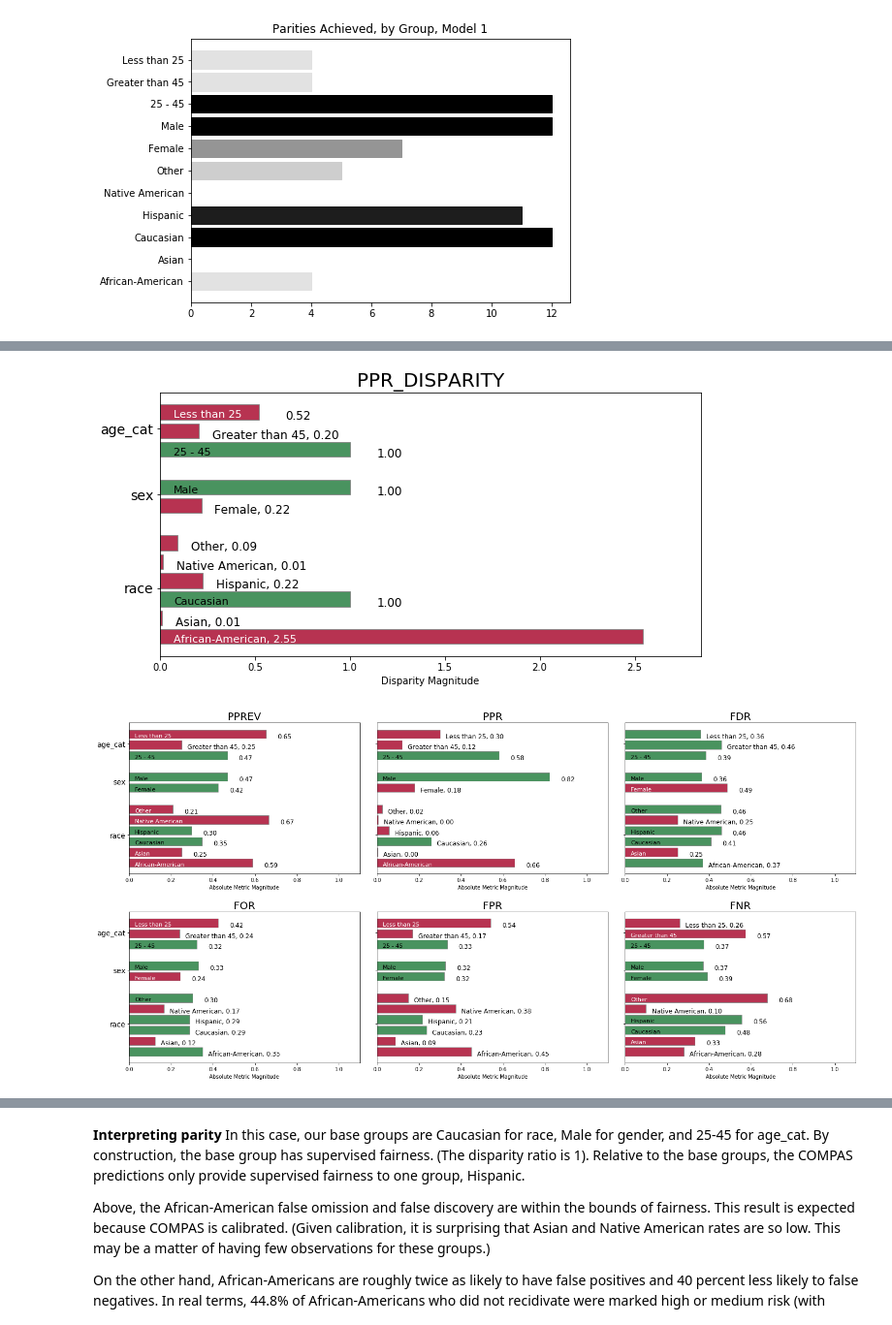
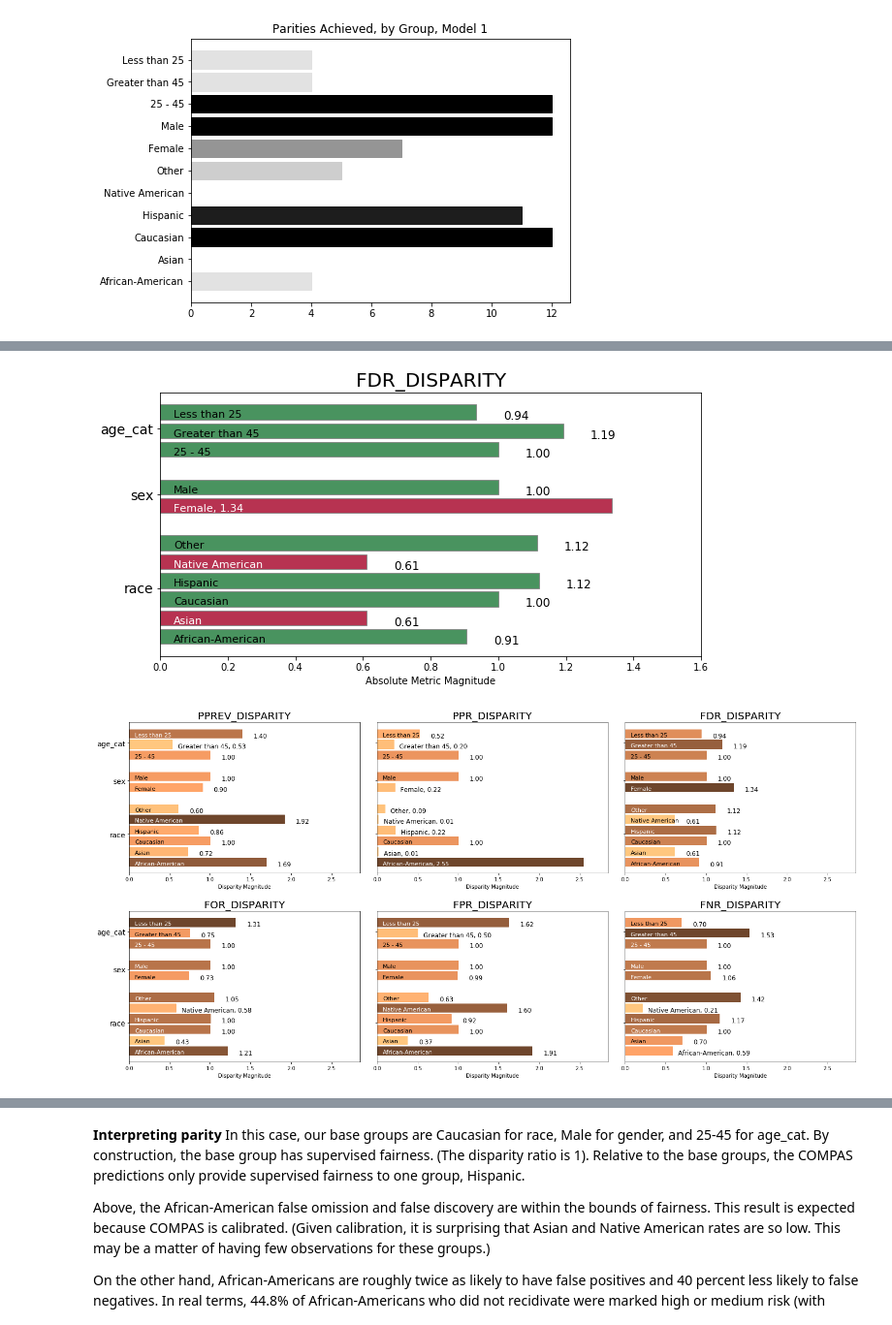
Before and after one commit to dssg/aequitas, a Jupyter notebook: docs/source/examples/compas_demo.ipynb, the cells around one changed output, grey strips where cells are left out. Shown at 97% size. Saved outputs shown, nothing was run; the diff lists cells and outputs as text; code cells hidden in the pictures.

```diff
--- a/docs/source/examples/compas_demo.ipynb
+++ b/docs/source/examples/compas_demo.ipynb
@@ -823,12 +930,16 @@ parity_count(fdf)
 # %%
-def plot_single_fairness(fairness_table, group_metric, disparities = False, ax=None, ax_lim = None, title=False, label_dict=None):
+def plot_fairness_disparity(fairness_table, group_metric, ax=None, ax_lim = None, title=False, label_dict=None):
     '''
-    Plot a single group metric's disparity and fairness
+    This function plots absolute group metrics as indicated by the config file, colored
+        based on calculated parity
     :param fairness_table: A fairness table
-    :param group_metric: The fairness metric to plot. Must be a column in the fairness_table
+    :param group_metric: The fairness metric to plot. Must be a column in the fairness_table.
     :param ax: A matplotlib Axis. If not passed a new figure will be created.
+    :param title: Whether a title should be added to the plot. Default is True.
+    :param label_dict: (Optional) Dictionary of replacement values for data. Default is None.
     :return: matplotlib.Axis
     '''
+
     if any(fairness_table[group_metric].isnull()):
         raise IOError(f"Cannot plot {group_metric}, has NaN values.")
 
@@ -841,9 +952,7 @@ def plot_single_fairness(fairness_table, group_metric, disparities = False, ax=N
     next_bar_height = 0
     label_position_values = list(fairness_table[group_metric].values)
 
-    # Define color for plot based on fairness determinations
-
-    # Map absolute metrics and disparities to fairness determinations
+    # Define mapping for condiitonal coloring based on fairness determinations
     metric_parity_mapping = {'ppr_disparity': 'Statistical Parity',
                              'pprev_disparity': 'Impact Parity',
                              'precision_disparity': 'Precision Parity',
@@ -853,23 +962,11 @@ def plot_single_fairness(fairness_table, group_metric, disparities = False, ax=N
                              'fnr_disparity': 'FNR Parity',
                              'tpr_disparity': 'TPR Parity',
                              'tnr_disparity': 'TNR Parity',
-                             'npv_disparity': 'NPV Parity',
-                             'tpr': 'TPR Parity',
-                             'tnr': 'TNR Parity',
-                             'for': 'FOR Parity',
-                             'fdr': 'FDR Parity',
-                             'fpr': 'FPR Parity',
-                             'fnr': 'FNR Parity',
-                             'npv': 'NPV Parity',
-                             'precision': 'Precision Parity',
-                             'ppr': 'Statistical Parity',
-                             'pprev': 'Impact Parity'}
+                             'npv_disparity': 'NPV Parity'}
 
     if not ax_lim:
         ax_lim = nearest_quartile(fairness_table[group_metric].max()) + 0.1
-
-#     plt.xscale('log')
-    ax.set_xlim(0, min(10, ax_lim))
+    ax.set_xlim(0, ax_lim)
 
     for attribute in attributes:
         attribute_data = fairness_table.loc[
@@ -933,19 +1030,14 @@ def plot_single_fairness(fairness_table, group_metric, disparities = False, ax=N
     ax.yaxis.set_ticks(list(map(lambda x: x[1], tick_indices)))
     ax.yaxis.set_ticklabels(list(map(lambda x: x[0], tick_indices)), fontsize=14)
 
-    if disparities or ('disparity' in group_metric):
-         label_x = 'Disparity'
-    else:
-        label_x = 'Absolute Metric'
-    ax.set_xlabel(f"{label_x} Magnitude")
+    ax.set_xlabel('Absolute Metric Magnitude')
 
     if title:
         ax.set_title(f"{group_metric.upper()}", fontsize=20)
 
     return ax
 # %%
-plot_single_fairness(fdf, group_metric='ppr_disparity', title=True, label_dict={})
-plt.show()
+m = plot_fairness_disparity(fdf, group_metric='fdr_disparity', title=True, label_dict={})
 # %% [output]
-[figure, old version]
+[figure, new version]
 # %%
@@ -1017,6 +1127,6 @@ def plot_fairness(fairness_table, disparities = False, plot_group_metrics=None,
         plt.show()
     return fig
 # %%
-m = plot_fairness(fdf, title=True, label_dict={})
+m = plot_multiple(fdf, plot_fcn=plot_disparity, title=True, label_dict={})
 # %% [output]
-[figure, old version]
+[figure, new version]
```
Also changed, not shown: parts of 31 cells of this notebook.
